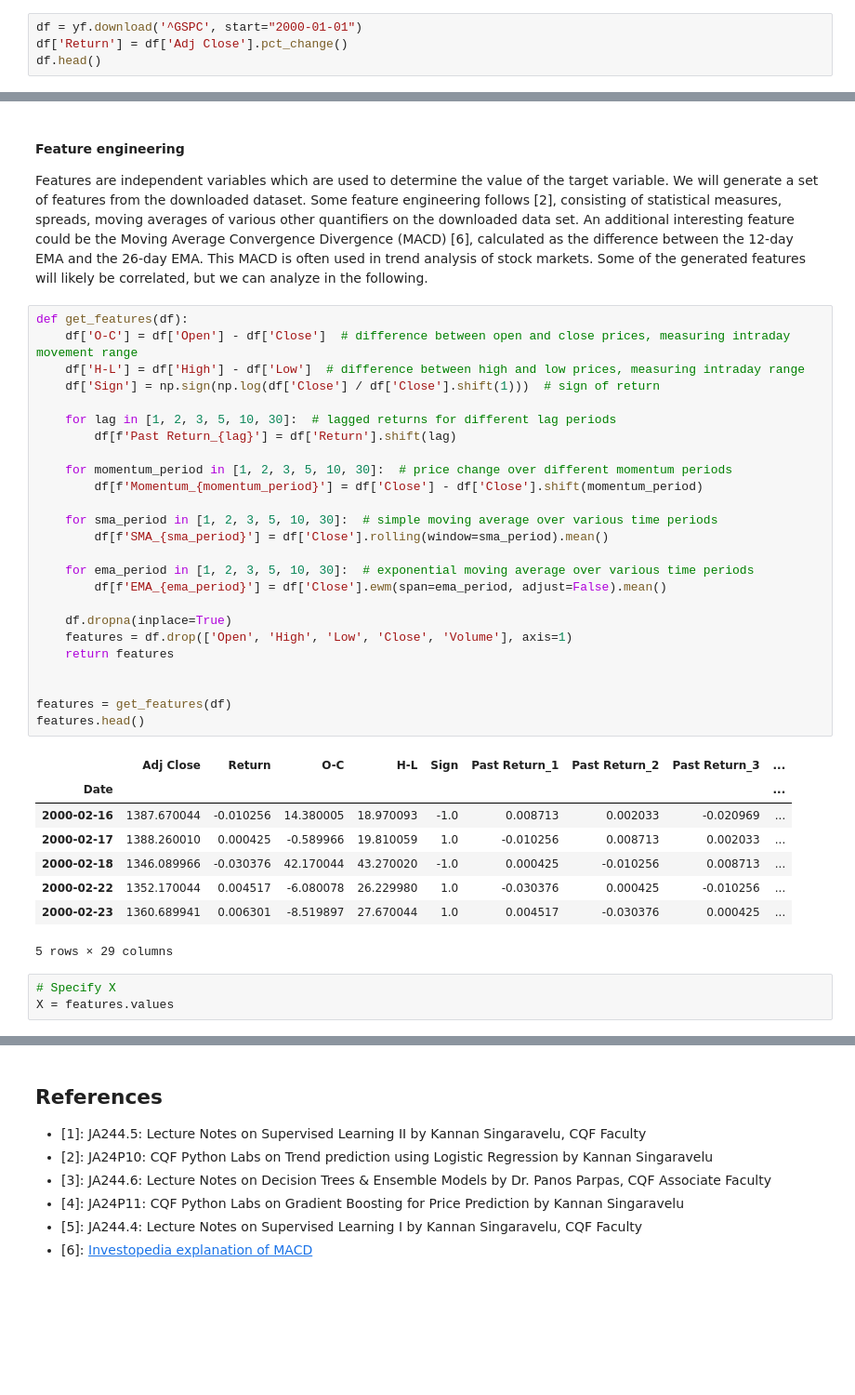
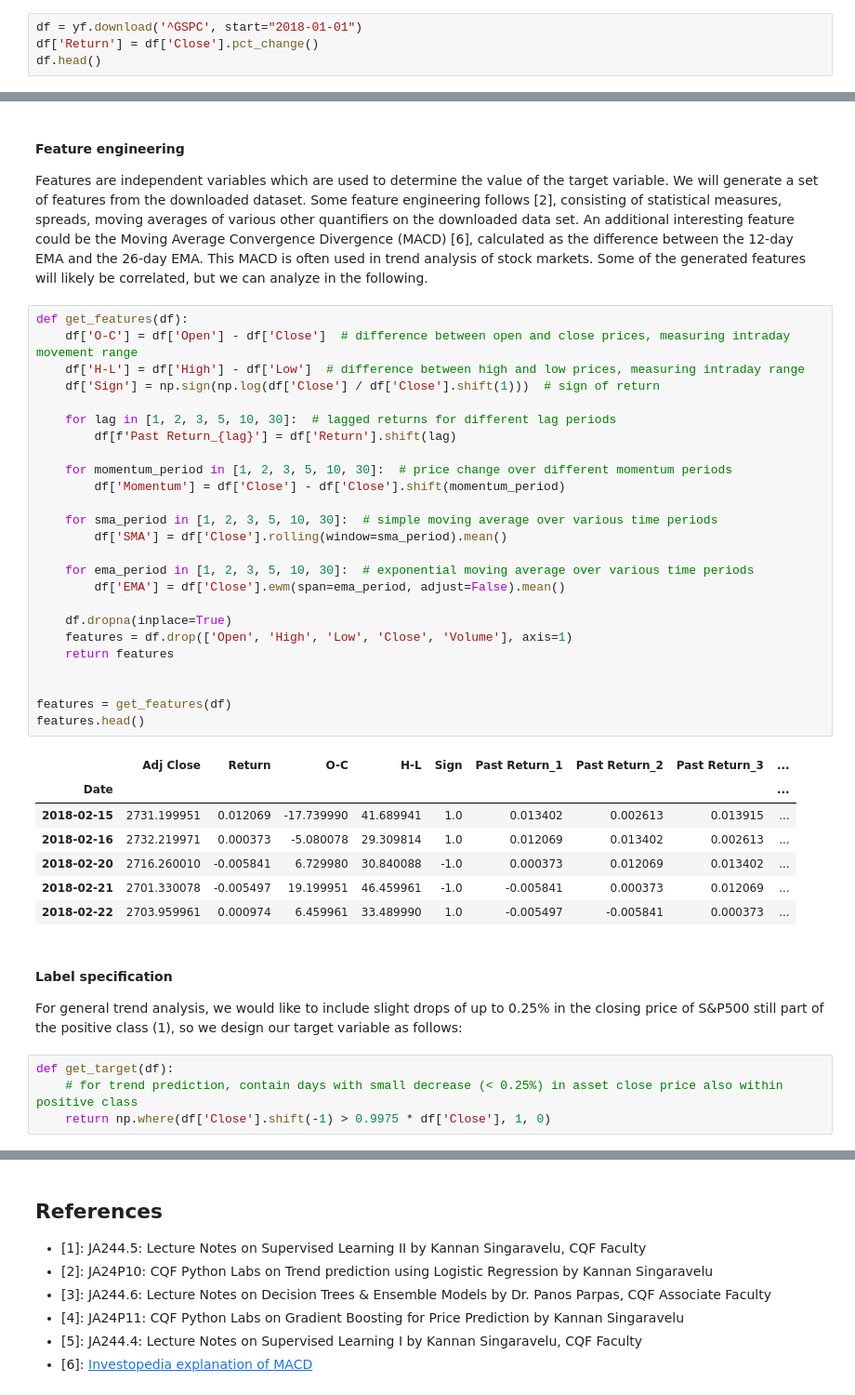
Before and after one commit to heidi123123/cqf, a Jupyter notebook: Exams/3/Exam 3.ipynb, the cells around one changed output, grey strips where cells are left out. Shown at 93% size. Saved outputs shown, nothing was run; the diff lists cells and outputs as text; blank space fills up the shorter version.

Commit message:
Implemented the label specification + test/train split

```diff
--- a/Exams/3/Exam 3.ipynb
+++ b/Exams/3/Exam 3.ipynb
@@ -131,8 +131,8 @@ warnings.filterwarnings('ignore')
 
 import yfinance as yf
 # %%
-df = yf.download('^GSPC', start="2000-01-01")
-df['Return'] = df['Adj Close'].pct_change()
+df = yf.download('^GSPC', start="2018-01-01")
+df['Return'] = df['Close'].pct_change()
 df.head()
 # %% [output]
 [*********************100%%**********************]  1 of 1 completed
@@ -229,37 +229,41 @@ Features are independent variables which are used to determine the value of the
 # %%
 def get_features(df):
     df['O-C'] = df['Open'] - df['Close']  # difference between open and close prices, measuring intraday movement range
     df['H-L'] = df['High'] - df['Low']  # difference between high and low prices, measuring intraday range
     df['Sign'] = np.sign(np.log(df['Close'] / df['Close'].shift(1)))  # sign of return
 
     for lag in [1, 2, 3, 5, 10, 30]:  # lagged returns for different lag periods
         df[f'Past Return_{lag}'] = df['Return'].shift(lag)
 
     for momentum_period in [1, 2, 3, 5, 10, 30]:  # price change over different momentum periods
-        df[f'Momentum_{momentum_period}'] = df['Close'] - df['Close'].shift(momentum_period)
+        df['Momentum'] = df['Close'] - df['Close'].shift(momentum_period)
 
     for sma_period in [1, 2, 3, 5, 10, 30]:  # simple moving average over various time periods
-        df[f'SMA_{sma_period}'] = df['Close'].rolling(window=sma_period).mean()
+        df['SMA'] = df['Close'].rolling(window=sma_period).mean()
 
     for ema_period in [1, 2, 3, 5, 10, 30]:  # exponential moving average over various time periods
-        df[f'EMA_{ema_period}'] = df['Close'].ewm(span=ema_period, adjust=False).mean()
+        df['EMA'] = df['Close'].ewm(span=ema_period, adjust=False).mean()
 
     df.dropna(inplace=True)
     features = df.drop(['Open', 'High', 'Low', 'Close', 'Volume'], axis=1)
     return features
 
 
 features = get_features(df)
 features.head()
 # %% [output]
 |  | Adj Close | Return | O-C | H-L | Sign | Past Return_1 | Past Return_2 | Past Return_3 | ... |
 | Date |  |  |  |  |  |  |  |  | ... |
-| 2000-02-16 | 1387.670044 | -0.010256 | 14.380005 | 18.970093 | -1.0 | 0.008713 | 0.002033 | -0.020969 | ... |
-| 2000-02-17 | 1388.260010 | 0.000425 | -0.589966 | 19.810059 | 1.0 | -0.010256 | 0.008713 | 0.002033 | ... |
-| 2000-02-18 | 1346.089966 | -0.030376 | 42.170044 | 43.270020 | -1.0 | 0.000425 | -0.010256 | 0.008713 | ... |
-| 2000-02-22 | 1352.170044 | 0.004517 | -6.080078 | 26.229980 | 1.0 | -0.030376 | 0.000425 | -0.010256 | ... |
-| 2000-02-23 | 1360.689941 | 0.006301 | -8.519897 | 27.670044 | 1.0 | 0.004517 | -0.030376 | 0.000425 | ... |
+| 2018-02-15 | 2731.199951 | 0.012069 | -17.739990 | 41.689941 | 1.0 | 0.013402 | 0.002613 | 0.013915 | ... |
+| 2018-02-16 | 2732.219971 | 0.000373 | -5.080078 | 29.309814 | 1.0 | 0.012069 | 0.013402 | 0.002613 | ... |
+| 2018-02-20 | 2716.260010 | -0.005841 | 6.729980 | 30.840088 | -1.0 | 0.000373 | 0.012069 | 0.013402 | ... |
+| 2018-02-21 | 2701.330078 | -0.005497 | 19.199951 | 46.459961 | -1.0 | -0.005841 | 0.000373 | 0.012069 | ... |
+| 2018-02-22 | 2703.959961 | 0.000974 | 6.459961 | 33.489990 | 1.0 | -0.005497 | -0.005841 | 0.000373 | ... |
-5 rows × 29 columns
-# %%
-# Specify X
-X = features.values
+# %% [markdown]
+#### Label specification
+
+For general trend analysis, we would like to include slight drops of up to 0.25% in the closing price of S&P500 still part of the positive class (1), so we design our target variable as follows:
+# %%
+def get_target(df):
+    # for trend prediction, contain days with small decrease (< 0.25%) in asset close price also within positive class
+    return np.where(df['Close'].shift(-1) > 0.9975 * df['Close'], 1, 0)
```
Also changed, not shown: parts of 10 cells of this notebook.
